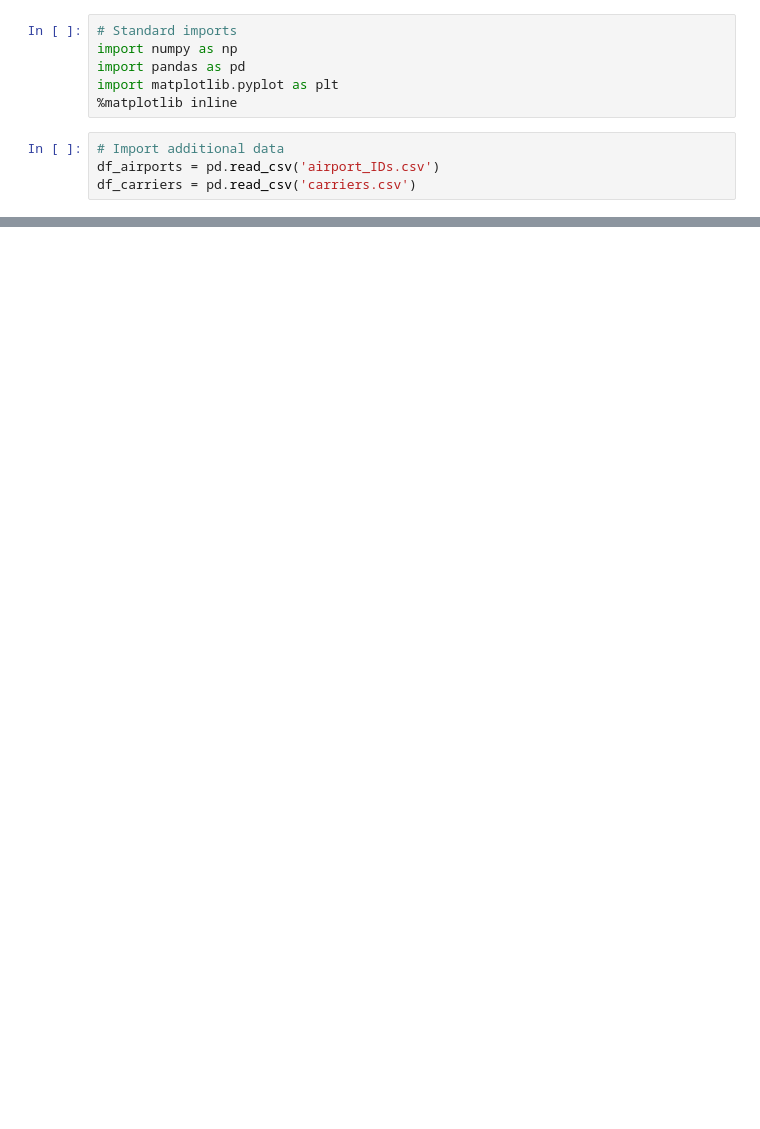
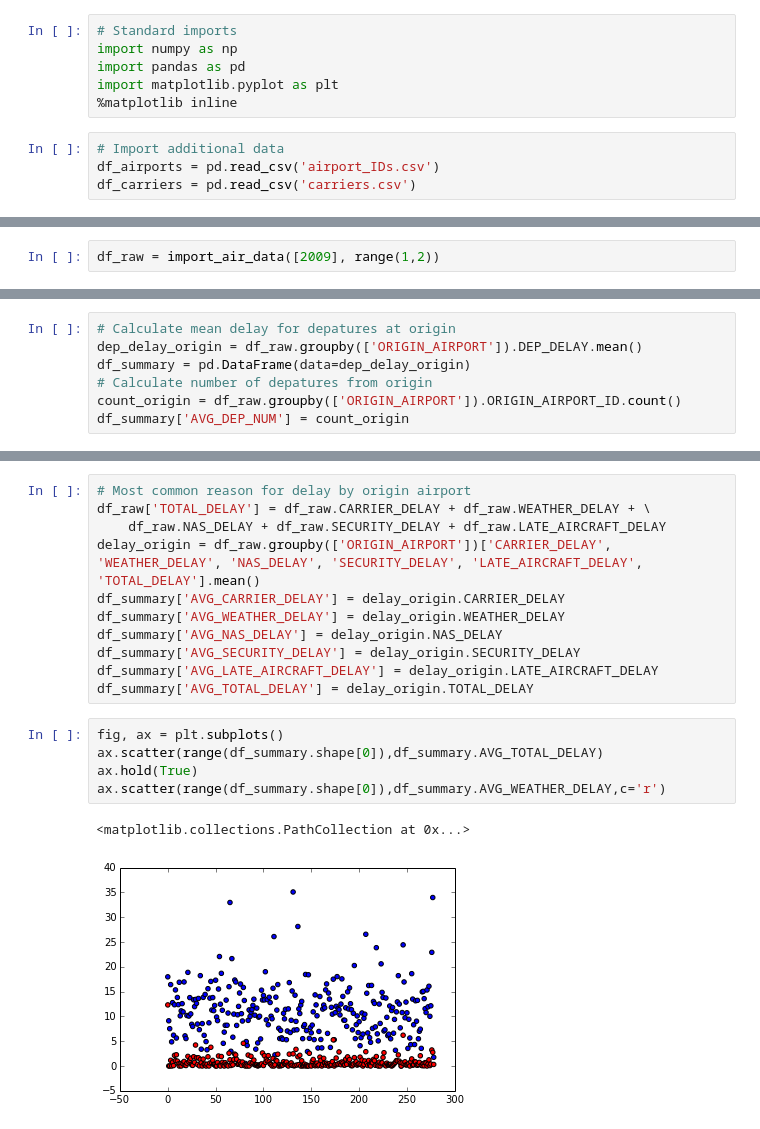
Before and after one commit to dinob0t/on_time, a Jupyter notebook: air_travel.ipynb, the cells around one changed output, grey strips where cells are left out. Cells and saved outputs as stored; diff of their text form; blank space fills up the shorter version.

```diff
--- a/air_travel.ipynb
+++ b/air_travel.ipynb
@@ -46,0 +39,2 @@ df.rename(columns={'Description': 'DEST_AIRPORT'}, inplace=True)
+# %%
+df_raw = import_air_data([2009], range(1,2))
@@ -46,0 +43,7 @@ df.rename(columns={'Description': 'DEST_AIRPORT'}, inplace=True)
+# %%
+# Calculate mean delay for depatures at origin
+dep_delay_origin = df_raw.groupby(['ORIGIN_AIRPORT']).DEP_DELAY.mean()
+df_summary = pd.DataFrame(data=dep_delay_origin)
+# Calculate number of depatures from origin
+count_origin = df_raw.groupby(['ORIGIN_AIRPORT']).ORIGIN_AIRPORT_ID.count()
+df_summary['AVG_DEP_NUM'] = count_origin
@@ -46,0 +72,19 @@ df.rename(columns={'Description': 'DEST_AIRPORT'}, inplace=True)
+# %%
+# Most common reason for delay by origin airport
+df_raw['TOTAL_DELAY'] = df_raw.CARRIER_DELAY + df_raw.WEATHER_DELAY + \
+    df_raw.NAS_DELAY + df_raw.SECURITY_DELAY + df_raw.LATE_AIRCRAFT_DELAY
+delay_origin = df_raw.groupby(['ORIGIN_AIRPORT'])['CARRIER_DELAY', 'WEATHER_DELAY', 'NAS_DELAY', 'SECURITY_DELAY', 'LATE_AIRCRAFT_DELAY', 'TOTAL_DELAY'].mean()
+df_summary['AVG_CARRIER_DELAY'] = delay_origin.CARRIER_DELAY
+df_summary['AVG_WEATHER_DELAY'] = delay_origin.WEATHER_DELAY
+df_summary['AVG_NAS_DELAY'] = delay_origin.NAS_DELAY
+df_summary['AVG_SECURITY_DELAY'] = delay_origin.SECURITY_DELAY
+df_summary['AVG_LATE_AIRCRAFT_DELAY'] = delay_origin.LATE_AIRCRAFT_DELAY
+df_summary['AVG_TOTAL_DELAY'] = delay_origin.TOTAL_DELAY
+# %%
+fig, ax = plt.subplots()
+ax.scatter(range(df_summary.shape[0]),df_summary.AVG_TOTAL_DELAY)
+ax.hold(True)
+ax.scatter(range(df_summary.shape[0]),df_summary.AVG_WEATHER_DELAY,c='r')
+# %% [output]
+<matplotlib.collections.PathCollection at 0x...>
+[figure, added]
```
Also changed, not shown: parts of 17 cells of this notebook.
